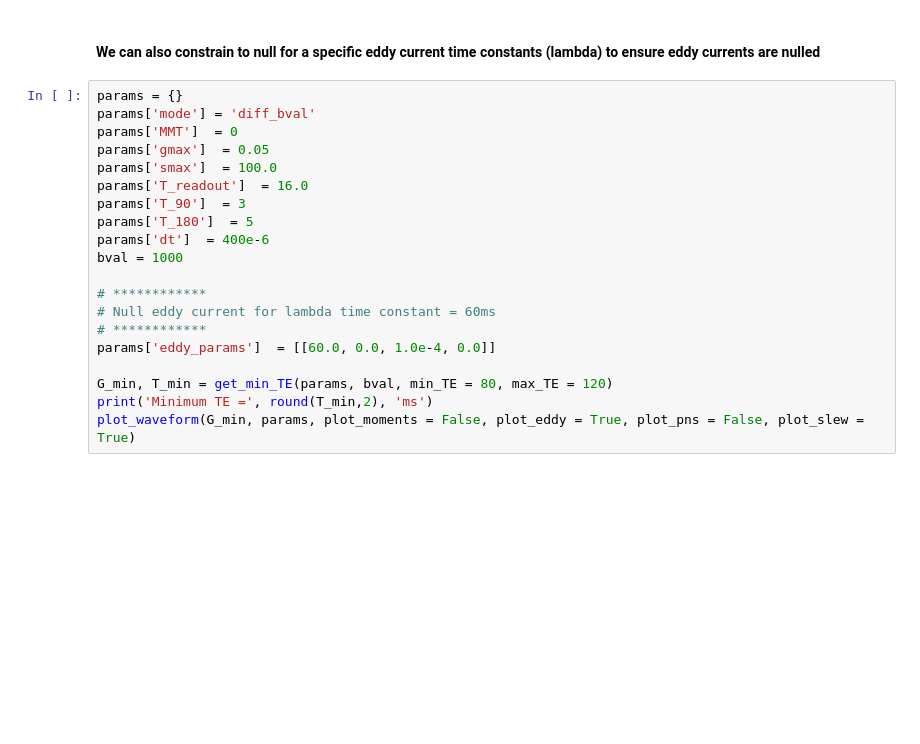
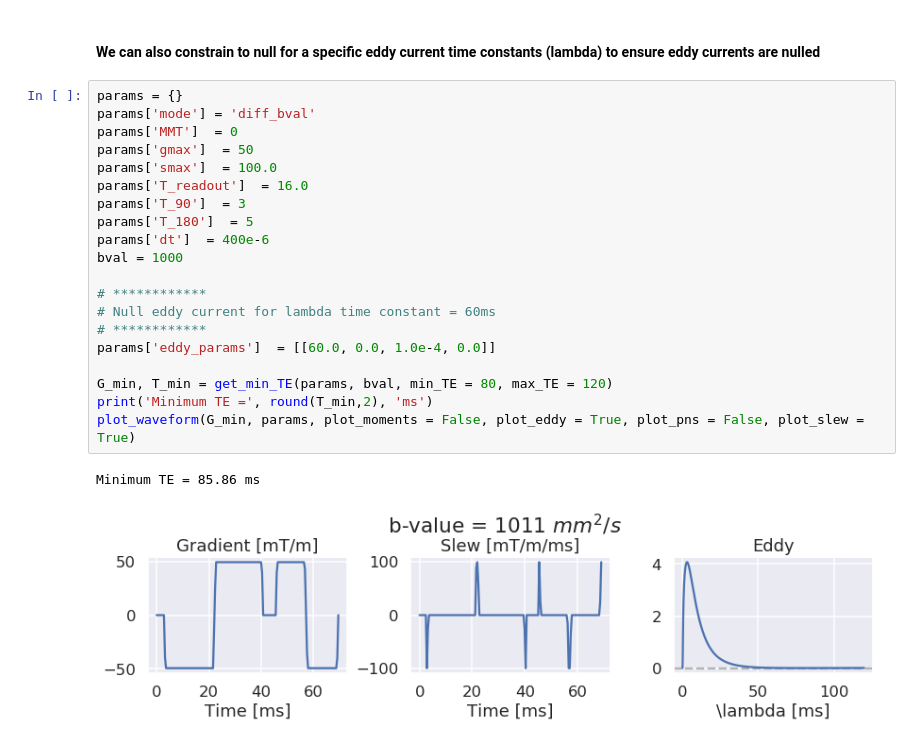
Before and after one commit to mloecher/gropt, a Jupyter notebook: python/ismrm_demo.ipynb, the cells around one changed output. Saved outputs shown, nothing was run; the diff lists cells and outputs as text; blank space fills up the shorter version.

```diff
--- a/python/ismrm_demo.ipynb
+++ b/python/ismrm_demo.ipynb
@@ -302,20 +303,23 @@ UnboundLocalError: local variable 'T_out' referenced before assignment
 # %%
 params = {}
 params['mode'] = 'diff_bval'
 params['MMT']  = 0
-params['gmax']  = 0.05
+params['gmax']  = 50
 params['smax']  = 100.0
 params['T_readout']  = 16.0
 params['T_90']  = 3
 params['T_180']  = 5
 params['dt']  = 400e-6
 bval = 1000
 
 # ************
 # Null eddy current for lambda time constant = 60ms
 # ************
 params['eddy_params']  = [[60.0, 0.0, 1.0e-4, 0.0]]
 
 G_min, T_min = get_min_TE(params, bval, min_TE = 80, max_TE = 120)
 print('Minimum TE =', round(T_min,2), 'ms')
 plot_waveform(G_min, params, plot_moments = False, plot_eddy = True, plot_pns = False, plot_slew = True)
+# %% [output]
+Minimum TE = 85.86 ms
+[figure, added]
```
Also changed, not shown: parts of 10 cells of this notebook, 3 other files.
